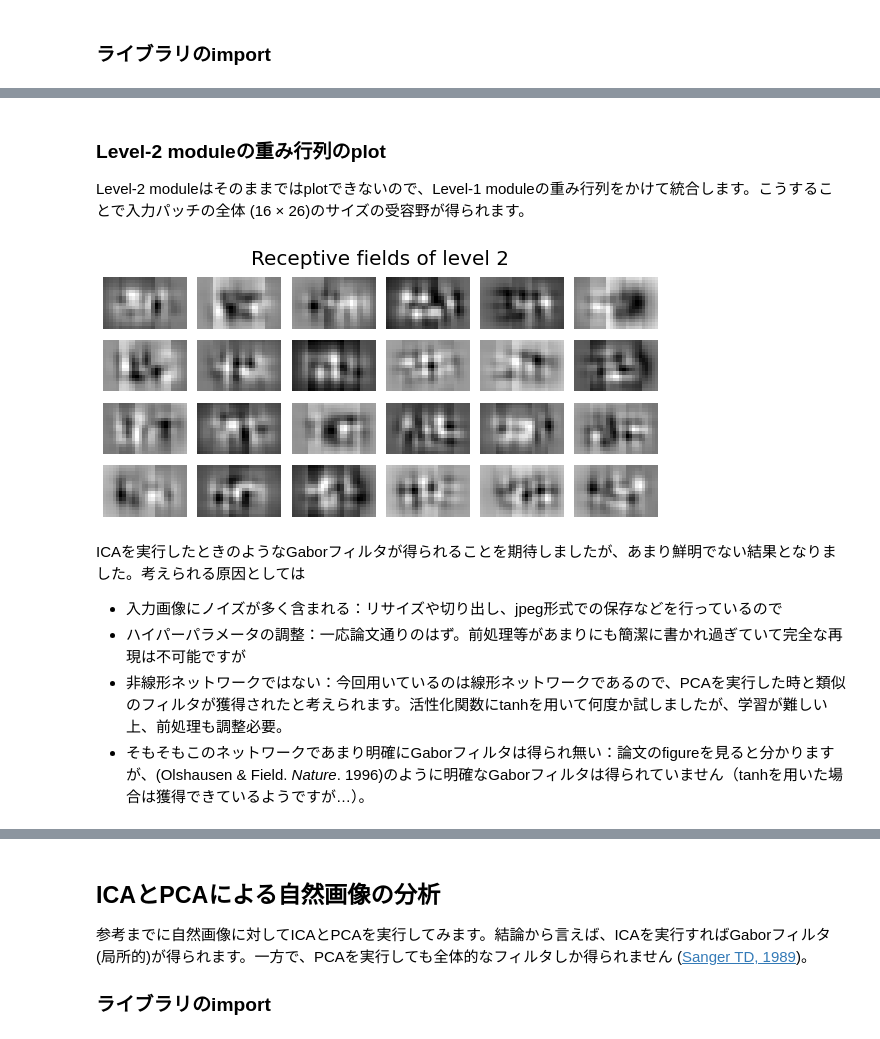
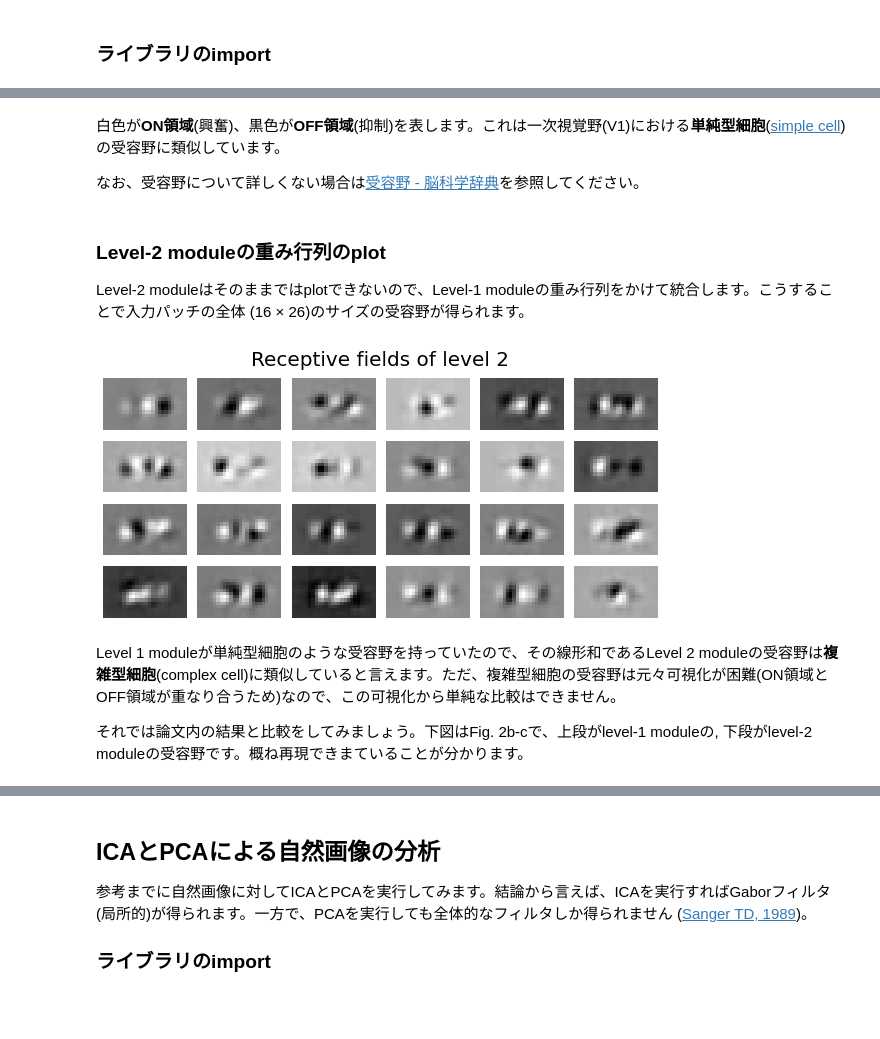
Before and after one commit to takyamamoto/PredictiveCoding-RaoBallard-Model, a Jupyter notebook: predictive-coding.ipynb, the cells around one changed output, grey strips where cells are left out. Cells and saved outputs as stored; diff of their text form; code cells hidden in the pictures; blank space fills up the shorter version.

```diff
--- a/predictive-coding.ipynb
+++ b/predictive-coding.ipynb
@@ -354,0 +202,10 @@ plt.show()
+# %%
+# Plot datasets
+fig = plt.figure(figsize=(8, 4))
+for i in range(10):
+    plt.subplot(2, 5, i+1)
+    plt.imshow(imgs_raw[:,:,i], cmap="gray")
+    plt.axis("off")
+plt.tight_layout()
+fig.suptitle("Natural Images", fontsize=20)
+plt.subplots_adjust(top=0.9)
@@ -354,0 +332,11 @@ plt.show()
+# %%
+# Define model
+model = RaoBallard1999Model()
+
+# Simulation constants
+H, W, num_images = imgs.shape
+nt_max = 1000 # Maximum number of simulation time
+eps = 1e-3 # small value which determines convergence
+input_scale = 40 # scale factor of inputs
+gmask = GaussianMask() # Gaussian mask
+error_list = [] # List to save errors
@@ -369,29 +434,33 @@ plt.show()
+# %% [markdown]
+白色が**ON領域**(興奮)、黒色が**OFF領域**(抑制)を表します。これは一次視覚野(V1)における**単純型細胞**([simple cell](https://en.wikipedia.org/wiki/Simple_cell))の受容野に類似しています。
+
+なお、受容野について詳しくない場合は[受容野 - 脳科学辞典](https://bsd.neuroinf.jp/wiki/%E5%8F%97%E5%AE%B9%E9%87%8E)を参照してください。
 # %% [markdown]
 ### Level-2 moduleの重み行列のplot
 Level-2 moduleはそのままではplotできないので、Level-1 moduleの重み行列をかけて統合します。こうすることで入力パッチの全体 (16 × 26)のサイズの受容野が得られます。
 # %%
-Uh_rf = np.zeros((16, 26, 128))
-Uh_ = np.array([model.U @ model.Uh[i*32:(i+1)*32] for i in range(3)])
-Uh_ = np.reshape(Uh_, (3, 16, 16, -1))
-for i in range(3):
-    Uh_rf[:, i*5:i*5+16] += Uh_[i]
+# Plot Receptive fields of level 2
+zero_padding = np.zeros((80, 32))
+U0 = np.concatenate((model.U, zero_padding, zero_padding))
+U1 = np.concatenate((zero_padding, model.U, zero_padding))
+U2 = np.concatenate((zero_padding, zero_padding, model.U))
+U_ = np.concatenate((U0, U1, U2), axis = 1)
+Uh_ = U_ @ model.Uh
 
 fig = plt.figure(figsize=(8, 4))
 for i in range(24):
     plt.subplot(4, 6, i+1)
-    plt.imshow(Uh_rf[:, :, i], cmap="gray")
+    plt.imshow(np.reshape(Uh_[:, i], (16, 26), order='F'), cmap="gray")
     plt.axis("off")
 
 plt.tight_layout()
 fig.suptitle("Receptive fields of level 2", fontsize=20)
 plt.subplots_adjust(top=0.9)
+plt.savefig("RF_level2.png")
 plt.show()
 # %% [output]
-[figure, old version]
+[figure, new version]
-# %% [markdown]
-ICAを実行したときのようなGaborフィルタが得られることを期待しましたが、あまり鮮明でない結果となりました。考えられる原因としては
-
-- 入力画像にノイズが多く含まれる：リサイズや切り出し、jpeg形式での保存などを行っているので
-- ハイパーパラメータの調整：一応論文通りのはず。前処理等があまりにも簡潔に書かれ過ぎていて完全な再現は不可能ですが
-- 非線形ネットワークではない：今回用いているのは線形ネットワークであるので、PCAを実行した時と類似のフィルタが獲得されたと考えられます。活性化関数にtanhを用いて何度か試しましたが、学習が難しい上、前処理も調整必要。
-- そもそもこのネットワークであまり明確にGaborフィルタは得られ無い：論文のfigureを見ると分かりますが、(Olshausen & Field. *Nature*. 1996)のように明確なGaborフィルタは得られていません（tanhを用いた場合は獲得できているようですが…）。
+# %% [markdown]
+Level 1 moduleが単純型細胞のような受容野を持っていたので、その線形和であるLevel 2 moduleの受容野は**複雑型細胞**(complex cell)に類似していると言えます。ただ、複雑型細胞の受容野は元々可視化が困難(ON領域とOFF領域が重なり合うため)なので、この可視化から単純な比較はできません。
+
+それでは論文内の結果と比較をしてみましょう。下図はFig. 2b-cで、上段がlevel-1 moduleの, 下段がlevel-2 moduleの受容野です。概ね再現できまていることが分かります。
```
Also changed, not shown: parts of 55 cells of this notebook.
